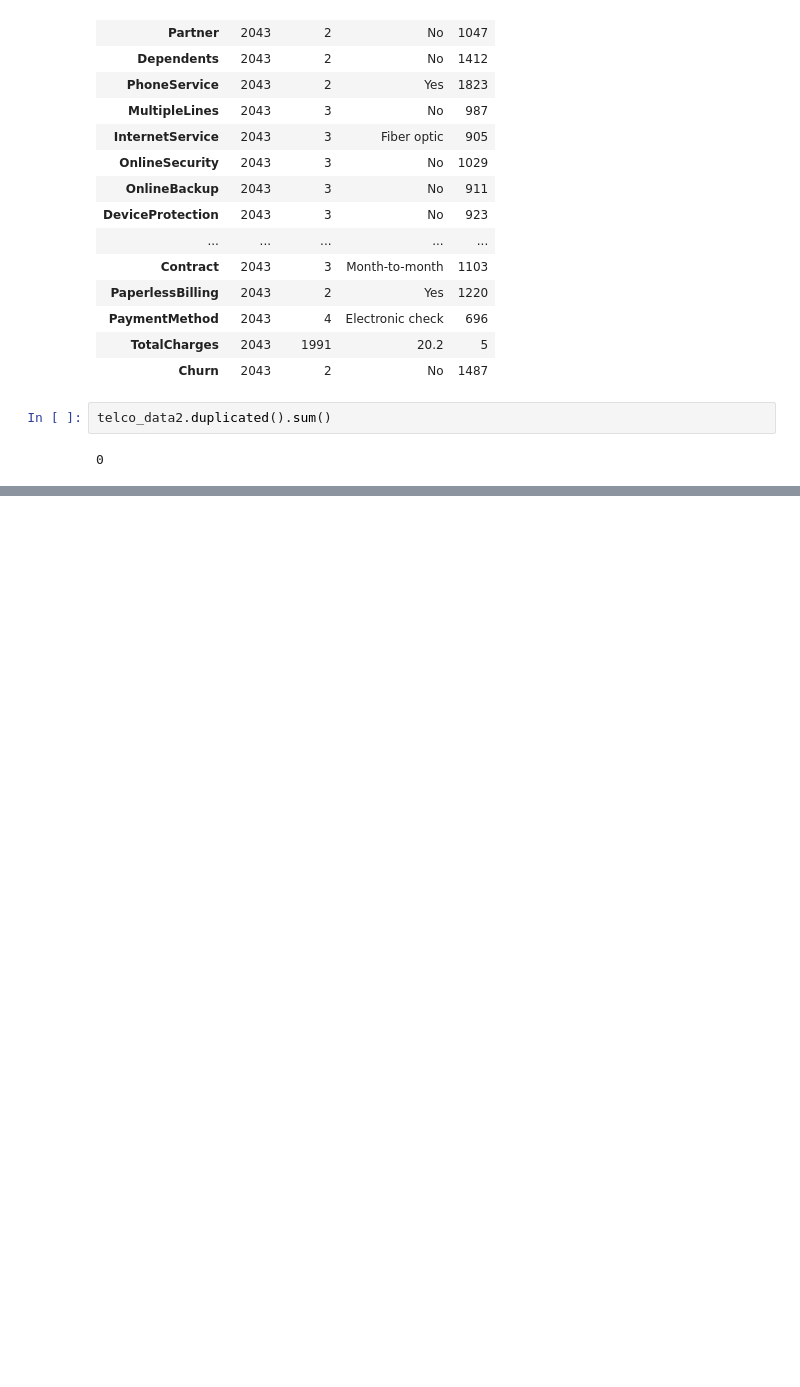
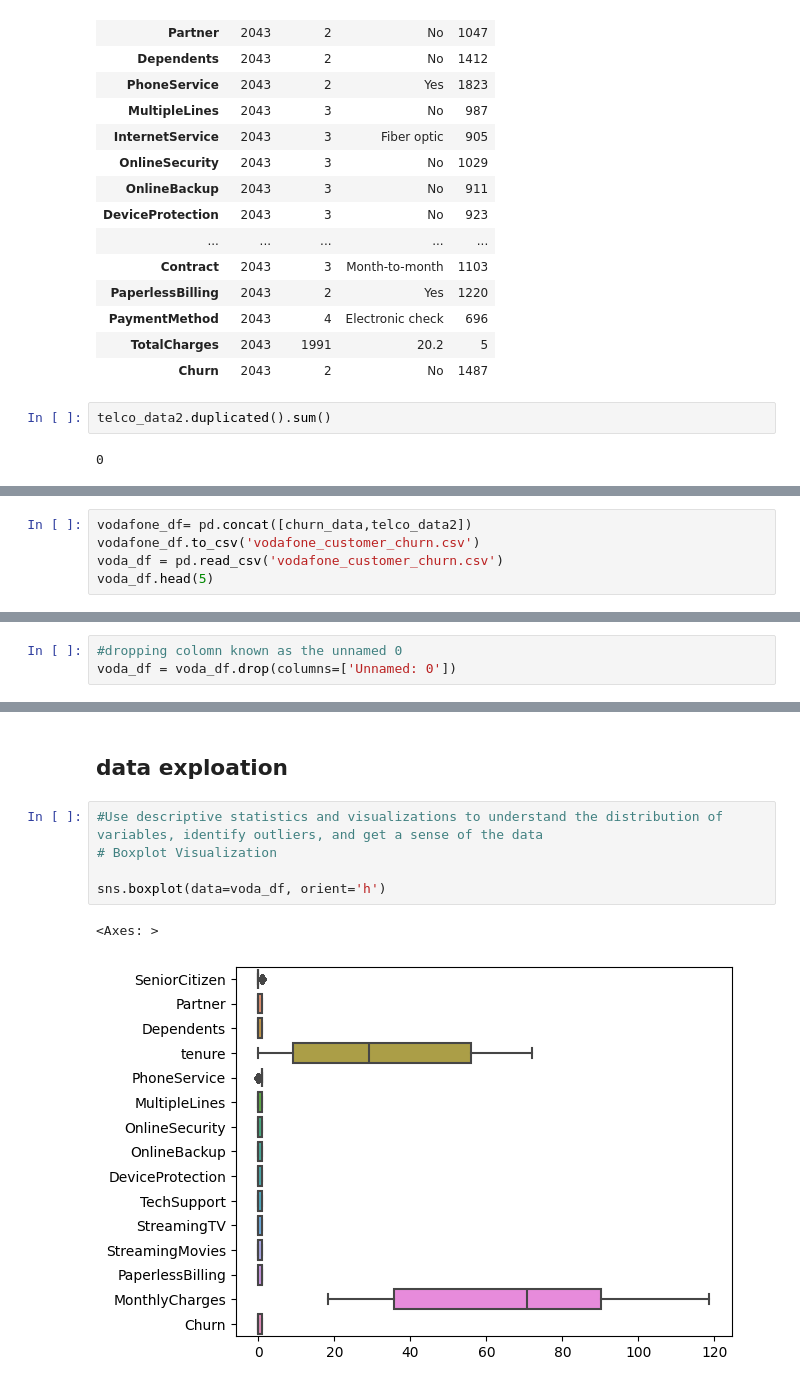
Before and after one commit to valentinewawira-o/LP2_CUSTOMER-CHURN-PROJECT, a Jupyter notebook: customer _churn.ipynb, the cells around one changed output, grey strips where cells are left out. Saved outputs shown, nothing was run; the diff lists cells and outputs as text; blank space fills up the shorter version.

Commit message:
customer churn

```diff
--- a/customer _churn.ipynb
+++ b/customer _churn.ipynb
@@ -265,0 +422,5 @@ telco_data2.duplicated().sum()
+# %%
+vodafone_df= pd.concat([churn_data,telco_data2])
+vodafone_df.to_csv('vodafone_customer_churn.csv')
+voda_df = pd.read_csv('vodafone_customer_churn.csv')
+voda_df.head(5)
@@ -265,0 +457,3 @@ telco_data2.duplicated().sum()
+# %%
+#dropping colomn known as the unnamed 0
+voda_df = voda_df.drop(columns=['Unnamed: 0'])
@@ -265,0 +470,10 @@ telco_data2.duplicated().sum()
+# %% [markdown]
+## **data exploation**
+# %%
+#Use descriptive statistics and visualizations to understand the distribution of variables, identify outliers, and get a sense of the data
+# Boxplot Visualization
+
+sns.boxplot(data=voda_df, orient='h')
+# %% [output]
+<Axes: >
+[figure, added]
```
Also changed, not shown: parts of 36 cells of this notebook, 1 other file.
